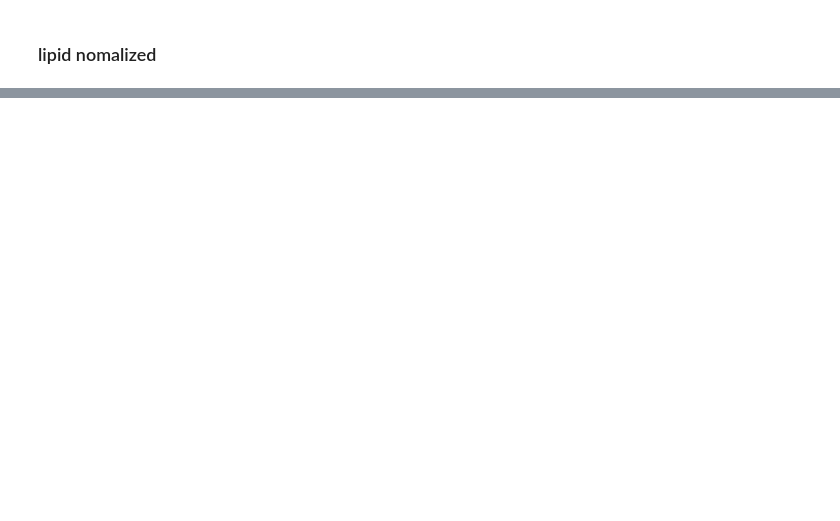
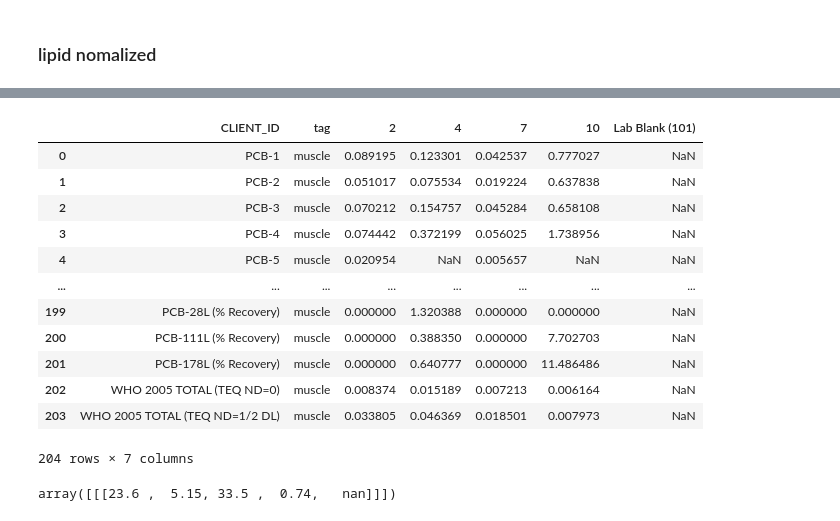
Before and after one commit to amirmtaghizadegan/Sturgeon, a Jupyter notebook: finclips.ipynb, the cells around one changed output, grey strips where cells are left out. Cells and saved outputs as stored; diff of their text form; code cells hidden in the pictures; blank space fills up the shorter version.

```diff
--- a/finclips.ipynb
+++ b/finclips.ipynb
@@ -151,0 +248,50 @@ for i, r in enumerate(t["CLIENT_ID"].unique()):
+# %%
+muscle = pd.read_excel('MusclePCB.xlsx', sheet_name= 'DATA')
+
+rlnd = muscle.loc[muscle.iloc[:,-6] == "ND", muscle.columns[-4]].dropna() #reporting limits who are NDs
+muscle.loc[rlnd.index, muscle.columns[-5]] = rlnd.to_numpy('float32')/np.sqrt(2) #reporting limts /sqrt(2) instead of ND in Blank column
+
+c = muscle.columns[~muscle.columns.str.contains("unnamed", case = False)]
+
+muscle = muscle.iloc[:, [0] + list(range(2,len(muscle.columns), 3))] #all needed columns, removing extras
+muscle.columns = c.str.removeprefix("Nechako mort #")
+muscle.drop(index = [0,1,2,3,4], inplace = True) #deleting first 4 rows
+muscle.drop(columns = 'Spiked Matrix (102)', inplace = True) #deleting Spiked Matrix (102)
+
+muscle.set_index('CLIENT_ID', inplace = True) #change client_id column to index, it is not column anymore, cuase we want to change it to float
+muscle = muscle.astype("float") #all table is now float
+muscle.reset_index(inplace = True)
+muscle.insert(1,"tag", "muscle")
+
+
+#blank correction:
+
+muscle.loc[~muscle["Lab Blank (101)"].isna(), muscle.columns[2:-1]] -= muscle.loc[~muscle["Lab Blank (101)"].isna(), muscle.columns[-1]].to_numpy('float')[:,np.newaxis] #columnwise
+
+#lipid normalization:
+
+lipid= muscle.loc[muscle.CLIENT_ID.str.contains("lipid", case = False), :]
+id = muscle.index.to_numpy() != lipid.index.to_numpy()
+muscle.loc[id,muscle.columns[2::]]/= muscle.loc[~id, muscle.columns[2::]].to_numpy('float')
+
+#muscle.where((muscle.iloc[:, 2:]>0) | (muscle.iloc[:, 2:].isna()), 0, inplace = True) #change - to 0
+muscle.iloc[:, 2::] = muscle.iloc[:,2::].where((muscle.iloc[:,2::]>0) | (muscle.iloc[:, 2::].isna()), 0) #change - to 0
+muscle
+# %% [output]
+|  | CLIENT_ID | tag | 2 | 4 | 7 | 10 | Lab Blank (101) |
+| 0 | PCB-1 | muscle | 0.089195 | 0.123301 | 0.042537 | 0.777027 | NaN |
+| 1 | PCB-2 | muscle | 0.051017 | 0.075534 | 0.019224 | 0.637838 | NaN |
+| 2 | PCB-3 | muscle | 0.070212 | 0.154757 | 0.045284 | 0.658108 | NaN |
+| 3 | PCB-4 | muscle | 0.074442 | 0.372199 | 0.056025 | 1.738956 | NaN |
+| 4 | PCB-5 | muscle | 0.020954 | NaN | 0.005657 | NaN | NaN |
+| ... | ... | ... | ... | ... | ... | ... | ... |
+| 199 | PCB-28L (% Recovery) | muscle | 0.000000 | 1.320388 | 0.000000 | 0.000000 | NaN |
+| 200 | PCB-111L (% Recovery) | muscle | 0.000000 | 0.388350 | 0.000000 | 7.702703 | NaN |
+| 201 | PCB-178L (% Recovery) | muscle | 0.000000 | 0.640777 | 0.000000 | 11.486486 | NaN |
+| 202 | WHO 2005 TOTAL (TEQ ND=0) | muscle | 0.008374 | 0.015189 | 0.007213 | 0.006164 | NaN |
+| 203 | WHO 2005 TOTAL (TEQ ND=1/2 DL) | muscle | 0.033805 | 0.046369 | 0.018501 | 0.007973 | NaN |
+204 rows × 7 columns
+# %%
+muscle.loc[~id, muscle.columns[2::]].to_numpy('float')[np.newaxis,:]
+# %% [output]
+array([[[23.6 ,  5.15, 33.5 ,  0.74,   nan]]])
```
Also changed, not shown: parts of 7 cells of this notebook, 1 other file.
